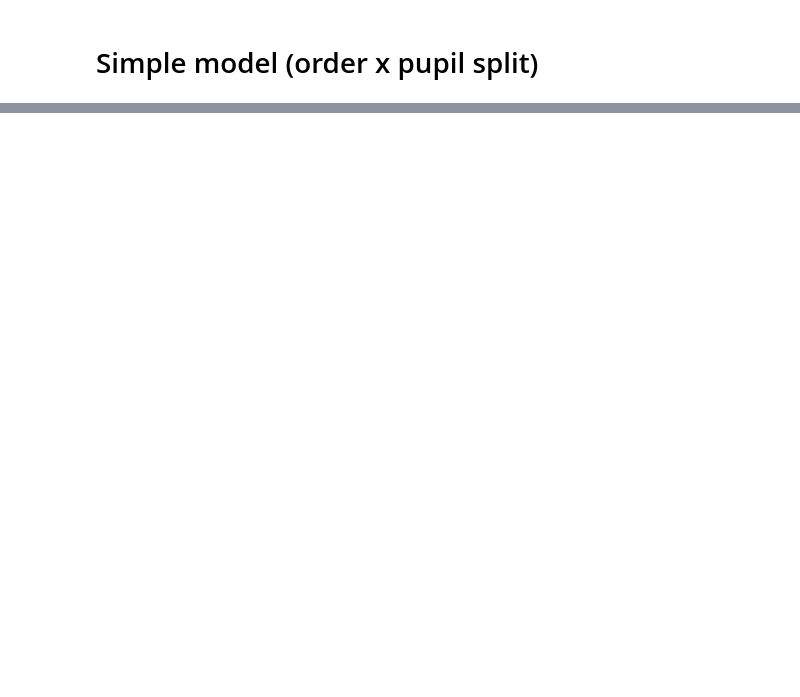
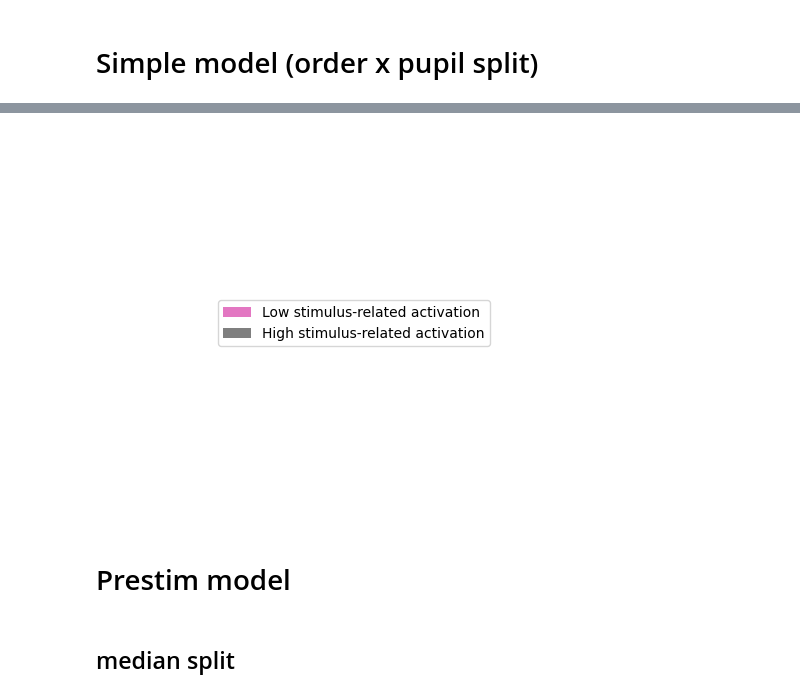
Before and after one commit to Gilles86/risk_experiment, a Jupyter notebook: risk_experiment/cogmodels/notebooks/analyze_subcortical_probit.ipynb, the cells around one changed output, grey strips where cells are left out. Drawn from its saved outputs; the diff is of its cells as text; code cells hidden in the pictures; blank space fills up the shorter version.

```diff
--- a/risk_experiment/cogmodels/notebooks/analyze_subcortical_probit.ipynb
+++ b/risk_experiment/cogmodels/notebooks/analyze_subcortical_probit.ipynb
@@ -273,0 +465,24 @@ for roi, r in rnp.groupby('roi'):
+# %%
+from matplotlib.lines import Line2D
+from matplotlib.patches import Patch
+
+
+fig = plt.gcf()
+
+legend_elements = [Patch(facecolor=palette[0], label='Low stimulus-related activation'),
+                   Patch(facecolor=palette[1], label='High stimulus-related activation') ]
+
+
+legend = plt.legend(handles=legend_elements, loc='center')
+plt.axis('off')
+
+bbox  = legend.get_window_extent().transformed(fig.dpi_scale_trans.inverted())
+# fig.savefig(filename, dpi="figure", bbox_inches=bbox)
+
+plt.savefig('/data/ds-risk/derivatives/figures/subcortical_legend.pdf', bbox_inches=bbox)
+# %% [output]
+[figure, added]
+# %% [markdown]
+# Prestim model
+# %% [markdown]
+## median split
```
Also changed, not shown: parts of 41 cells of this notebook, 27 other files.
